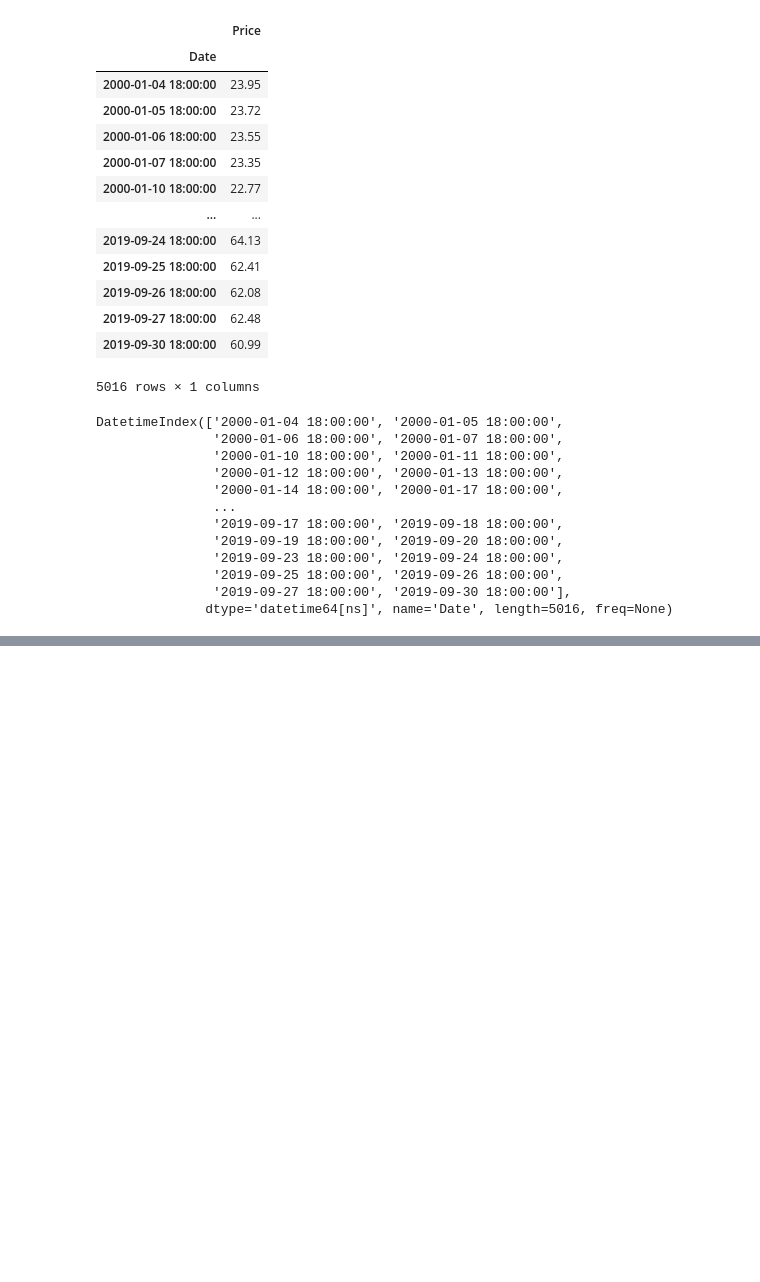
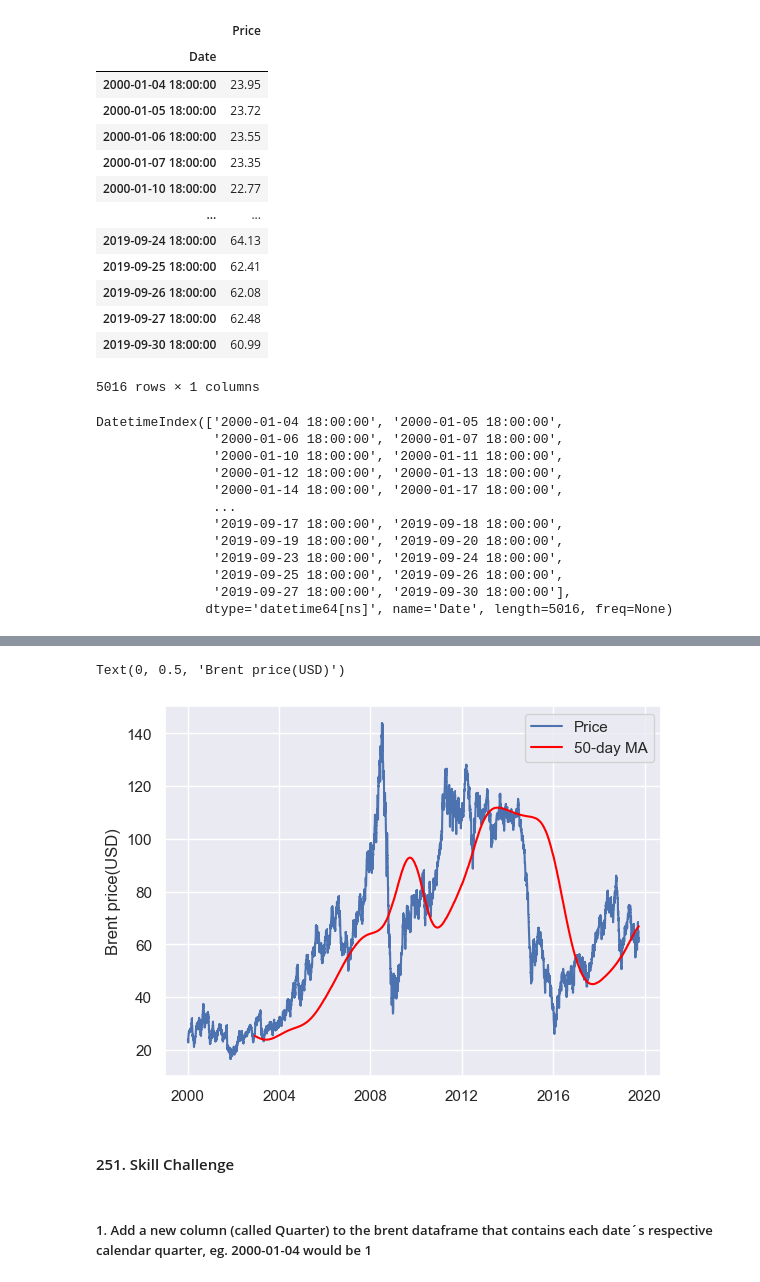
Before and after one commit to emanuelramponi/cp2, a Jupyter notebook: pandas1/section_10_handling_date_and_time.ipynb, the cells around one changed output, grey strips where cells are left out. Drawn from its saved outputs; the diff is of its cells as text; code cells hidden in the pictures; blank space fills up the shorter version.

```diff
--- a/pandas1/section_10_handling_date_and_time.ipynb
+++ b/pandas1/section_10_handling_date_and_time.ipynb
@@ -458,0 +748,24 @@ DatetimeIndex(['2000-01-04 18:00:00', '2000-01-05 18:00:00',
+# %%
+from matplotlib import pyplot as plt
+fig, ax = plt.subplots()
+
+ax.plot(brent, marker=',', label='Price')
+ax.plot(brent.rolling(750, win_type='blackman').mean(), color='red', label= '50-day MA')
+
+ax.legend()
+ax.set_ylabel('Brent price(USD)')
+
+#It seems like it's been on the uptrend throughout this period.
+
+# So this was so this is what moving average is due to our series, to our time series.
+
+# They smooth differences out and they do that by by taking a sample of data, applying an aggregate function,
+
+# and therefore reducing the variability from one observation to another.
+# %% [output]
+Text(0, 0.5, 'Brent price(USD)')
+[figure, added]
+# %% [markdown]
+#### 251. Skill Challenge
+# %% [markdown]
+##### 1. Add a new column (called Quarter) to the brent dataframe that contains each date´s respective calendar quarter, eg. 2000-01-04 would be 1
```
Also changed, not shown: parts of 45 cells of this notebook, 1 other file.
